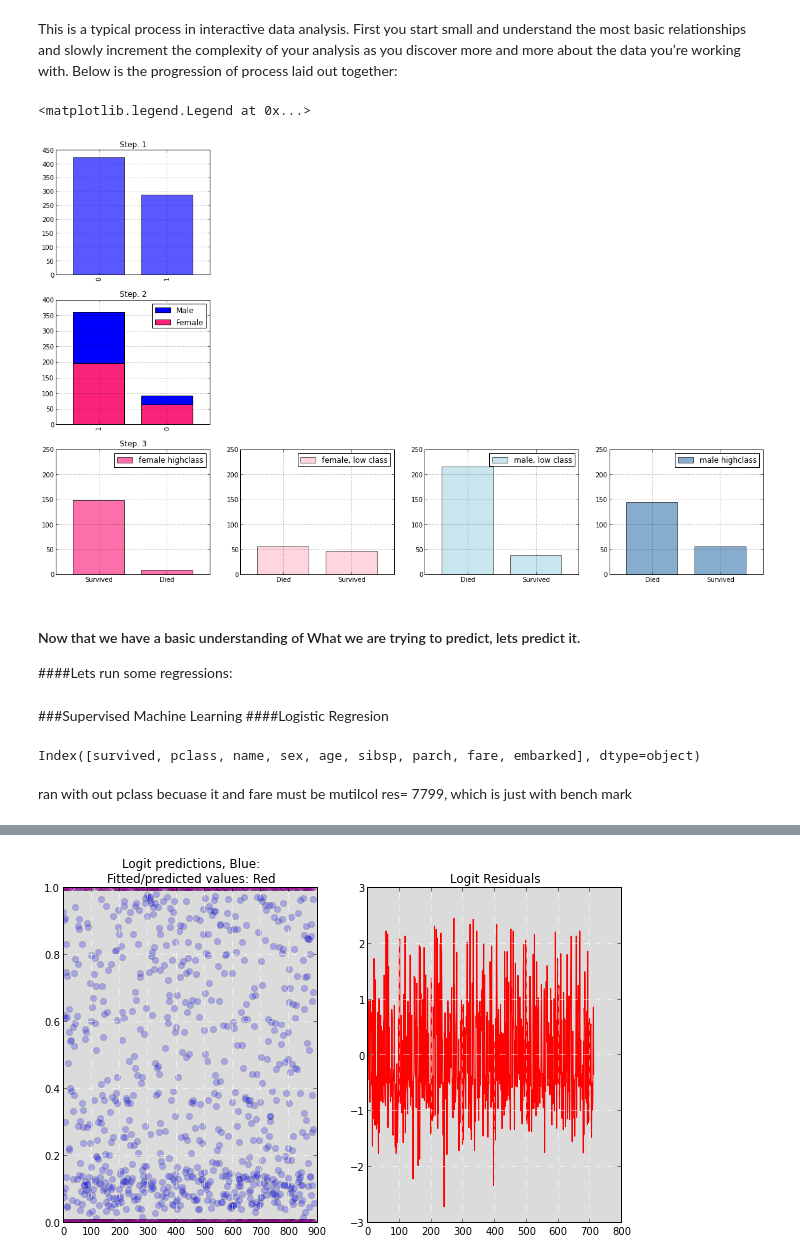
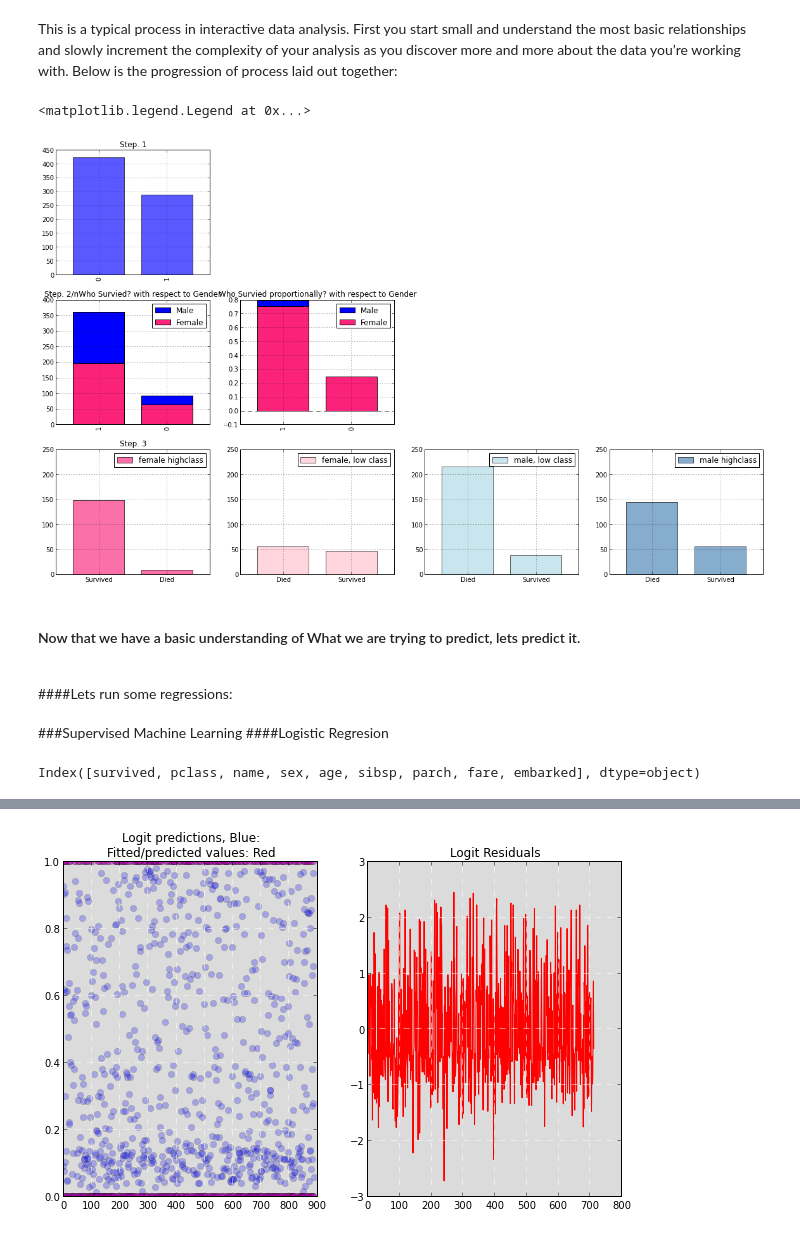
Before and after one commit to agconti/kaggle-titanic, a Jupyter notebook: Titanic.ipynb, the cells around one changed output, grey strips where cells are left out. Cells and saved outputs as stored; diff of their text form; code cells hidden in the pictures.

```diff
--- a/Titanic.ipynb
+++ b/Titanic.ipynb
@@ -197,50 +201,58 @@ This is a typical process in interactive data analysis. First you start small an
 # %%
 fig=plt.figure(figsize(20,12))
 a=0.65
-
+# Step 1
 fig.add_subplot(341)
 df.survived.value_counts().plot(kind='bar', color="blue", alpha=a)
 title("Step. 1")
 
+# Step 2
 fig.add_subplot(345)
 #Are they male and female?
 df.survived[df.sex == 'male'].value_counts().plot(kind='bar',label='Male')
 df.survived[df.sex == 'female'].value_counts().plot(kind='bar', color='#FA2379',label='Female')
-title("Step. 2"); legend(loc='best')
+title("Step. 2/nWho Survied? with respect to Gender "); legend(loc='best')
 
+fig.add_subplot(346)
+(df.survived[df.sex == 'male'].value_counts()/float(df.sex[df.sex == 'male'].size)).plot(kind='bar',label='Male')
+(df.survived[df.sex == 'female'].value_counts()/float(df.sex[df.sex == 'female'].size)).plot(kind='bar', color='#FA2379',label='Female')
+title("Who Survied proportionally? with respect to Gender"); legend(loc='best')
+
+
+#Step 3
 ax1=fig.add_subplot(349)
 df.survived[df.sex == 'female'][df.pclass != 3].value_counts().plot(kind='bar', label='female highclass', color='#FA2479', alpha=a)
 ax1.set_xticklabels(["Survived", "Died"], rotation=0)
 title("Step. 3"); legend(loc='best')
 
 
 ax2=fig.add_subplot(3,4,10, sharey=ax1)
 df.survived[df.sex=='female'][df.pclass==3].value_counts().plot(kind='bar', label='female, low class', color='pink', alpha=a)
 ax2.set_xticklabels(["Died","Survived"], rotation=0)
 legend(loc='best')
 
 ax3=fig.add_subplot(3,4,11, sharey=ax1)
 df.survived[df.sex == 'male'][df.pclass == 3].value_counts().plot(kind='bar', label='male, low class',color='lightblue', alpha=a)
 ax3.set_xticklabels(["Died","Survived"], rotation=0)
 legend(loc='best')
 
 ax4=fig.add_subplot(3,4,12, sharey=ax1)
 df.survived[df.sex == 'male'][df.pclass != 3].value_counts().plot(kind='bar', label='male highclass', alpha=a, color='steelblue')
 ax4.set_xticklabels(["Died","Survived"], rotation=0)
 legend(loc='best')
 # %% [output]
 <matplotlib.legend.Legend at 0x...>
-[figure, old version]
+[figure, new version]
 # %% [markdown]
 #### Now that we have a basic understanding of What we are trying to predict, lets predict it.
+<br />
 ####Lets run some regressions:
 # %% [markdown]
 ###Supervised Machine Learning
 ####Logistic Regresion
-# %%
-df.columns
-# %% [output]
-Index([survived, pclass, name, sex, age, sibsp, parch, fare, embarked], dtype=object)
-# %% [markdown]
-ran with out pclass becuase it and fare must be mutilcol res= 7799, which is just with bench mark
+# %%
+# available features
+df.columns
+# %% [output]
+Index([survived, pclass, name, sex, age, sibsp, parch, fare, embarked], dtype=object)
 # %%
```
Also changed, not shown: parts of 28 cells of this notebook.
